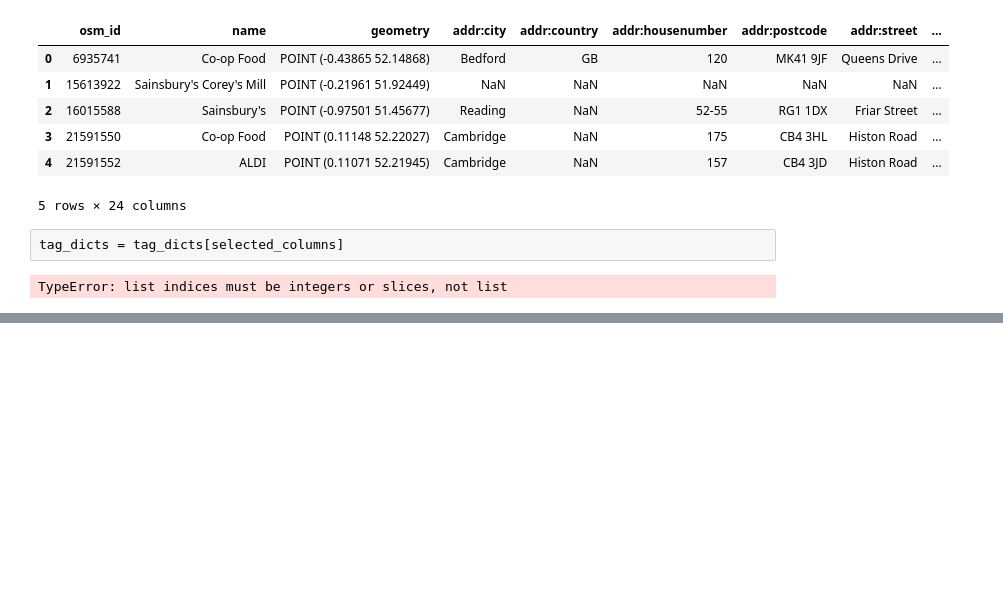
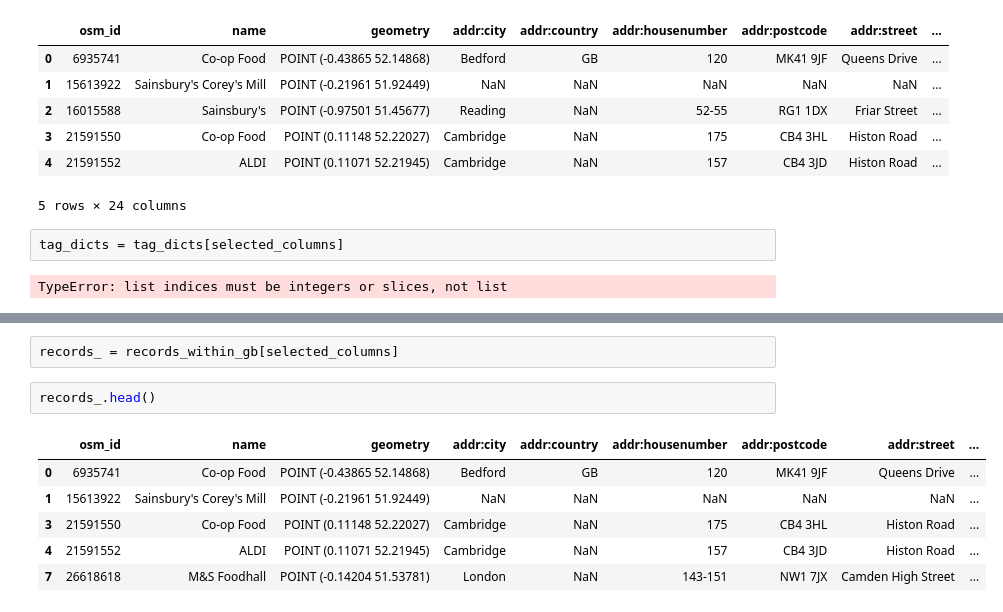
Before and after one commit to denironyx/geoapi, a Jupyter notebook: scripts/overpass-sup.ipynb, the cells around one changed output, grey strips where cells are left out. Drawn from its saved outputs; the diff is of its cells as text; blank space fills up the shorter version.

```diff
--- a/scripts/overpass-sup.ipynb
+++ b/scripts/overpass-sup.ipynb
@@ -227,0 +285,11 @@ TypeError: list indices must be integers or slices, not list
+# %%
+records_ = records_within_gb[selected_columns]
+# %%
+records_.head()
+# %% [output]
+|  | osm_id | name | geometry | addr:city | addr:country | addr:housenumber | addr:postcode | addr:street | ... |
+| 0 | 6935741 | Co-op Food | POINT (-0.43865 52.14868) | Bedford | GB | 120 | MK41 9JF | Queens Drive | ... |
+| 1 | 15613922 | Sainsbury's Corey's Mill | POINT (-0.21961 51.92449) | NaN | NaN | NaN | NaN | NaN | ... |
+| 3 | 21591550 | Co-op Food | POINT (0.11148 52.22027) | Cambridge | NaN | 175 | CB4 3HL | Histon Road | ... |
+| 4 | 21591552 | ALDI | POINT (0.11071 52.21945) | Cambridge | NaN | 157 | CB4 3JD | Histon Road | ... |
+| 7 | 26618618 | M&S Foodhall | POINT (-0.14204 51.53781) | London | NaN | 143-151 | NW1 7JX | Camden High Street | ... |
```
Also changed, not shown: parts of 16 cells of this notebook.
